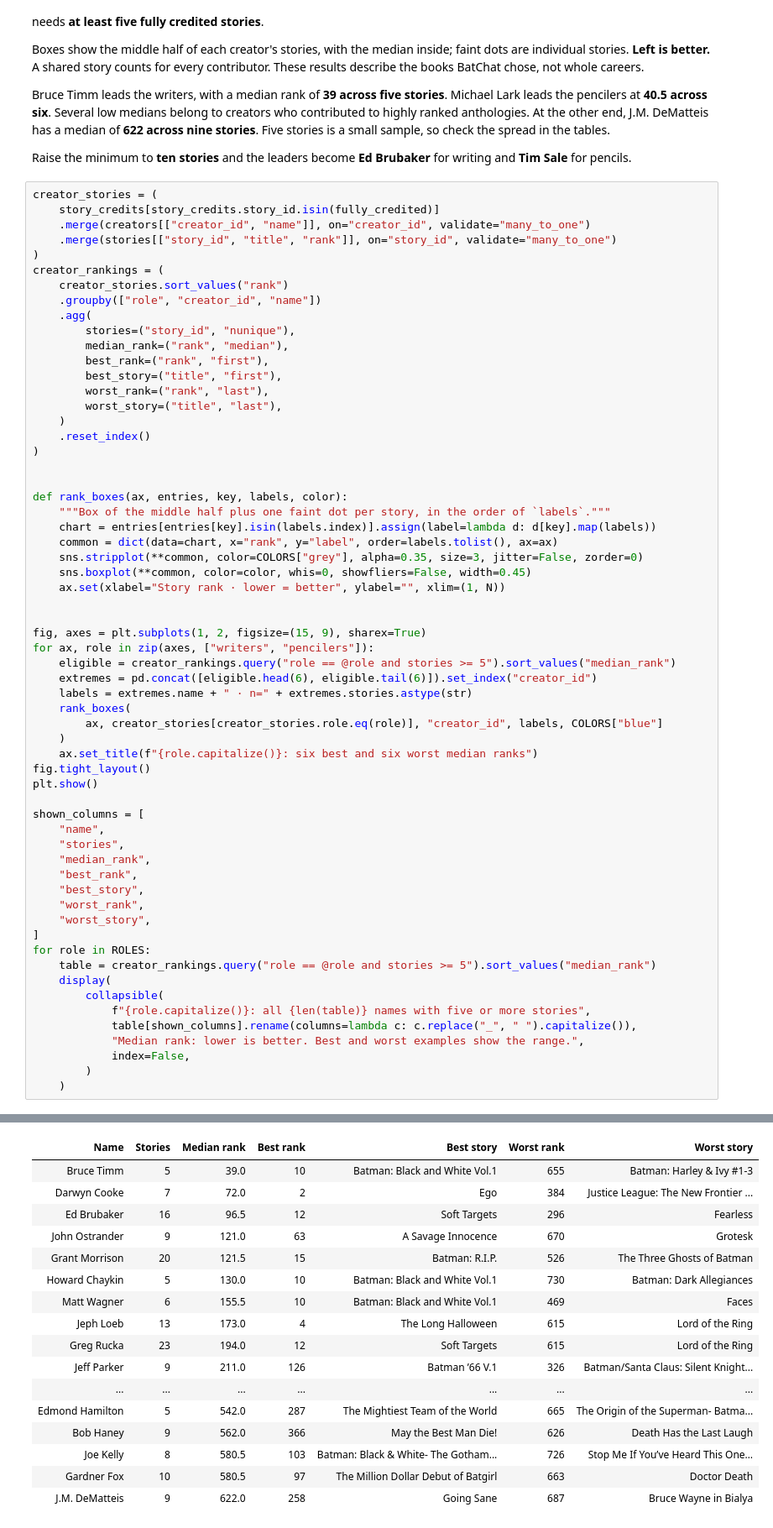
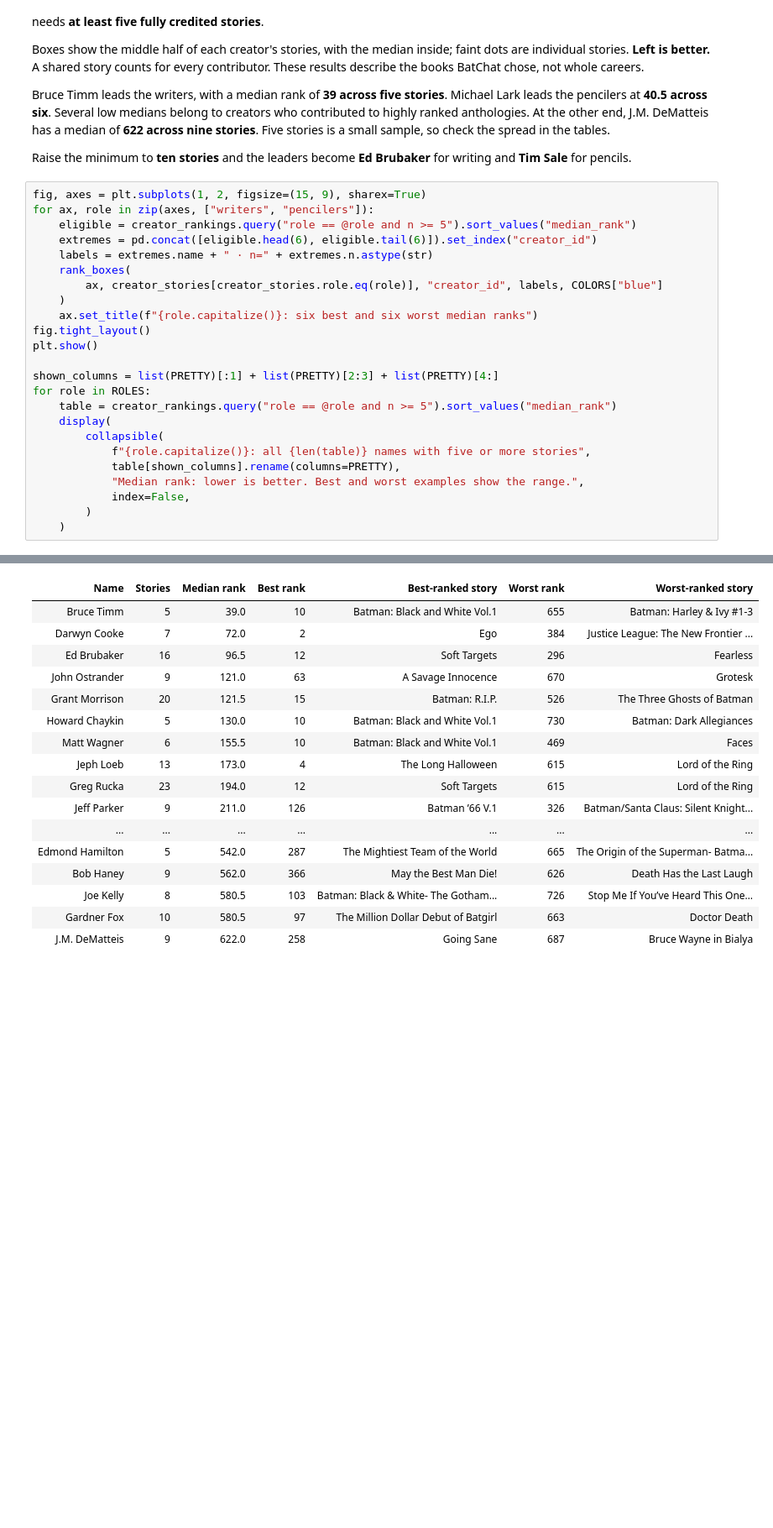
Before and after one commit to ddofer/BatRank, a Jupyter notebook: notebooks/2.0-batchat-the-art-of-gotham.ipynb, the cells around one changed output, grey strips where cells are left out. Shown at 84% size. Saved outputs shown, nothing was run; the diff lists cells and outputs as text; blank space fills up the shorter version.

```diff
--- a/notebooks/2.0-batchat-the-art-of-gotham.ipynb
+++ b/notebooks/2.0-batchat-the-art-of-gotham.ipynb
@@ -170,71 +191,34 @@ Bruce Timm leads the writers, with a median rank of **39 across five stories**.
 
 Raise the minimum to **ten stories** and the leaders become **Ed Brubaker** for writing and **Tim Sale** for pencils.
 # %%
-creator_stories = (
-    story_credits[story_credits.story_id.isin(fully_credited)]
-    .merge(creators[["creator_id", "name"]], on="creator_id", validate="many_to_one")
-    .merge(stories[["story_id", "title", "rank"]], on="story_id", validate="many_to_one")
-)
-creator_rankings = (
-    creator_stories.sort_values("rank")
-    .groupby(["role", "creator_id", "name"])
-    .agg(
-        stories=("story_id", "nunique"),
-        median_rank=("rank", "median"),
-        best_rank=("rank", "first"),
-        best_story=("title", "first"),
-        worst_rank=("rank", "last"),
-        worst_story=("title", "last"),
-    )
-    .reset_index()
-)
-
-
-def rank_boxes(ax, entries, key, labels, color):
-    """Box of the middle half plus one faint dot per story, in the order of `labels`."""
-    chart = entries[entries[key].isin(labels.index)].assign(label=lambda d: d[key].map(labels))
-    common = dict(data=chart, x="rank", y="label", order=labels.tolist(), ax=ax)
-    sns.stripplot(**common, color=COLORS["grey"], alpha=0.35, size=3, jitter=False, zorder=0)
-    sns.boxplot(**common, color=color, whis=0, showfliers=False, width=0.45)
-    ax.set(xlabel="Story rank · lower = better", ylabel="", xlim=(1, N))
-
-
 fig, axes = plt.subplots(1, 2, figsize=(15, 9), sharex=True)
 for ax, role in zip(axes, ["writers", "pencilers"]):
-    eligible = creator_rankings.query("role == @role and stories >= 5").sort_values("median_rank")
+    eligible = creator_rankings.query("role == @role and n >= 5").sort_values("median_rank")
     extremes = pd.concat([eligible.head(6), eligible.tail(6)]).set_index("creator_id")
-    labels = extremes.name + " · n=" + extremes.stories.astype(str)
+    labels = extremes.name + " · n=" + extremes.n.astype(str)
     rank_boxes(
         ax, creator_stories[creator_stories.role.eq(role)], "creator_id", labels, COLORS["blue"]
     )
     ax.set_title(f"{role.capitalize()}: six best and six worst median ranks")
 fig.tight_layout()
 plt.show()
 
-shown_columns = [
-    "name",
-    "stories",
-    "median_rank",
-    "best_rank",
-    "best_story",
-    "worst_rank",
-    "worst_story",
-]
+shown_columns = list(PRETTY)[:1] + list(PRETTY)[2:3] + list(PRETTY)[4:]
 for role in ROLES:
-    table = creator_rankings.query("role == @role and stories >= 5").sort_values("median_rank")
+    table = creator_rankings.query("role == @role and n >= 5").sort_values("median_rank")
     display(
         collapsible(
             f"{role.capitalize()}: all {len(table)} names with five or more stories",
-            table[shown_columns].rename(columns=lambda c: c.replace("_", " ").capitalize()),
+            table[shown_columns].rename(columns=PRETTY),
             "Median rank: lower is better. Best and worst examples show the range.",
             index=False,
         )
     )
 # %% [output]
 [figure]
 Writers: all 43 names with five or more stories
 Median rank: lower is better. Best and worst examples show the range.
-| Name | Stories | Median rank | Best rank | Best story | Worst rank | Worst story |
+| Name | Stories | Median rank | Best rank | Best-ranked story | Worst rank | Worst-ranked story |
 | Bruce Timm | 5 | 39.0 | 10 | Batman: Black and White Vol.1 | 655 | Batman: Harley & Ivy #1-3 |
 | Darwyn Cooke | 7 | 72.0 | 2 | Ego | 384 | Justice League: The New Frontier ... |
 | Ed Brubaker | 16 | 96.5 | 12 | Soft Targets | 296 | Fearless |
```
Also changed, not shown: parts of 15 cells of this notebook, 15 other files.
